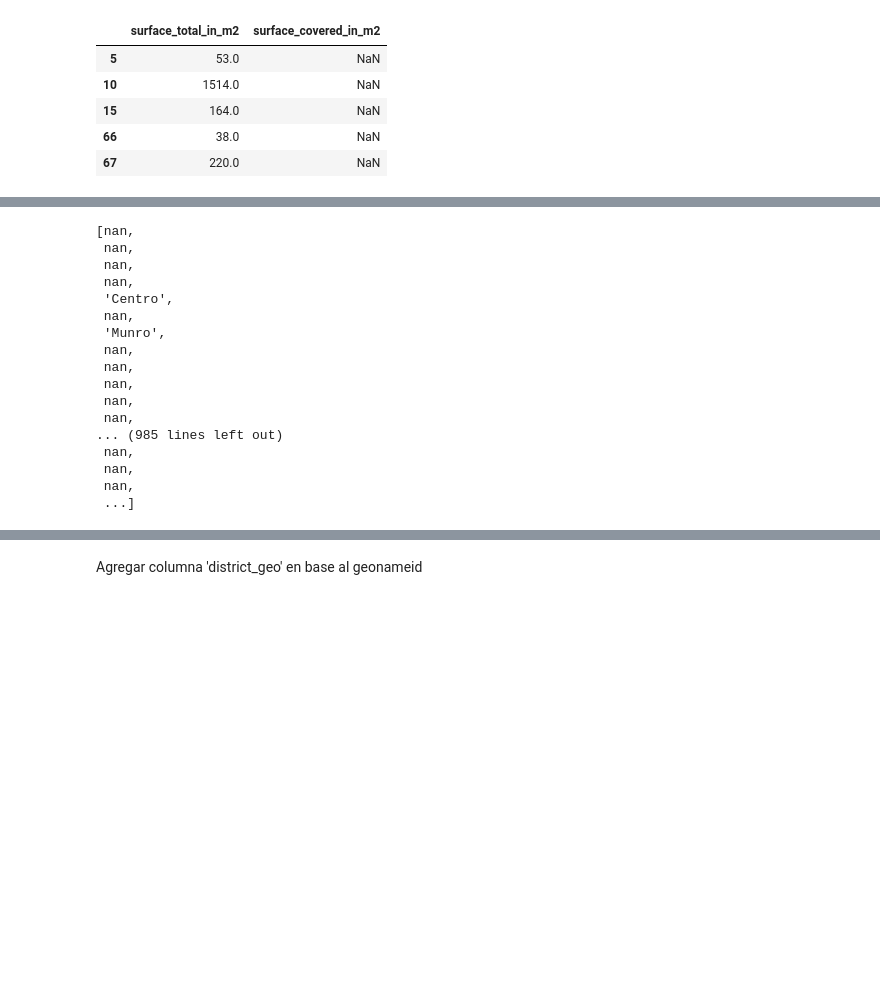
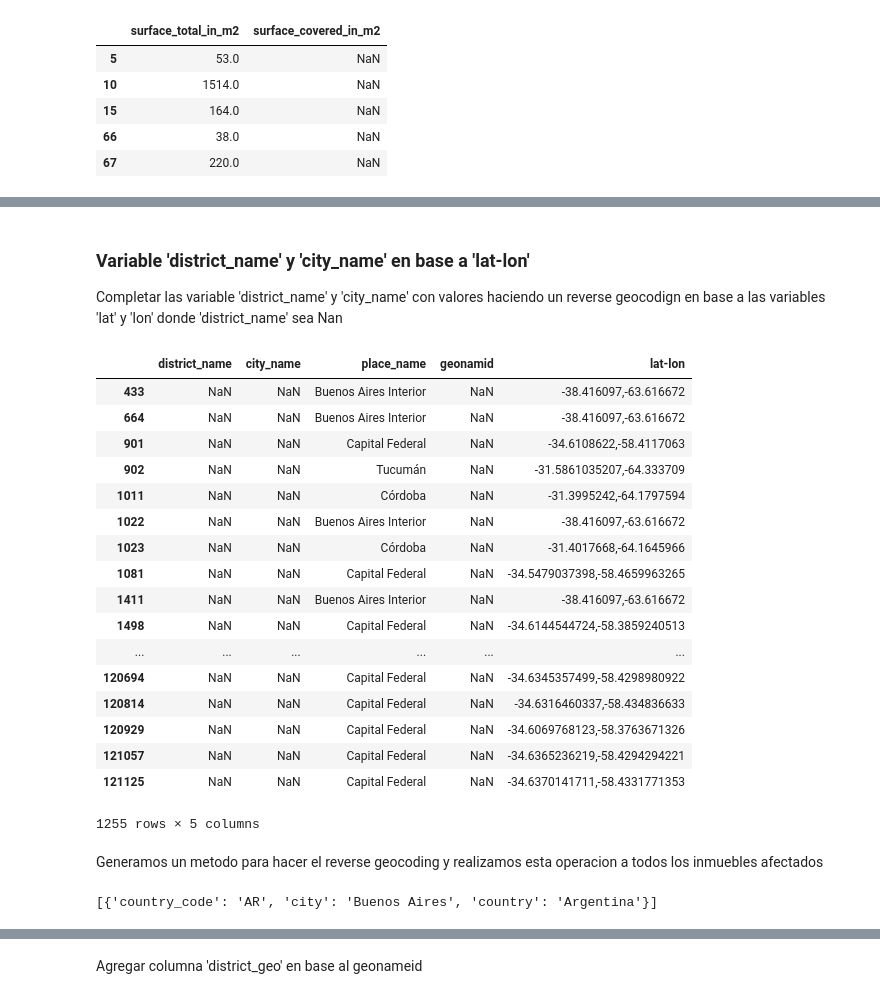
Before and after one commit to rgvillar/properati, a Jupyter notebook: Properati.ipynb, the cells around one changed output, grey strips where cells are left out. Saved outputs shown, nothing was run; the diff lists cells and outputs as text; code cells hidden in the pictures; blank space fills up the shorter version.

```diff
--- a/Properati.ipynb
+++ b/Properati.ipynb
@@ -306,21 +324,44 @@ def show_values(df , column):
-# %%
-a= [x if x!='' else np.nan for x in dfprop['city_name']]
-a
-# %% [output]
-[nan,
- nan,
- nan,
- nan,
- 'Centro',
- nan,
- 'Munro',
- nan,
- nan,
- nan,
- nan,
- nan,
-... (985 lines left out)
- nan,
- nan,
- nan,
- ...]
+# %% [markdown]
+### Variable  'district_name'  y 'city_name' en base a 'lat-lon'
+Completar las variable 'district_name' y 'city_name' con valores haciendo un reverse geocodign en base a las variables 'lat' y 'lon' donde 'district_name' sea Nan
+# %%
+#Creamos una mascara para identificar todos los inmuebles sin district_name', y que si tengan 'lat' y 'lon'
+mask_nodistrict_nocity_silatlon=((dfprop['district_name'].isna()==True)&\
+                                 (dfprop['lat'].isna()==False)&\
+                                 (dfprop['lon'].isna()==False))
+ #Visualizamos los casos
+dfprop.loc[mask_nodistrict_nocity_silatlon,['district_name','city_name','place_name','geonamid','lat-lon']]
+# %% [output]
+|  | district_name | city_name | place_name | geonamid | lat-lon |
+| 433 | NaN | NaN | Buenos Aires Interior | NaN | -38.416097,-63.616672 |
+| 664 | NaN | NaN | Buenos Aires Interior | NaN | -38.416097,-63.616672 |
+| 901 | NaN | NaN | Capital Federal | NaN | -34.6108622,-58.4117063 |
+| 902 | NaN | NaN | Tucumán | NaN | -31.5861035207,-64.333709 |
+| 1011 | NaN | NaN | Córdoba | NaN | -31.3995242,-64.1797594 |
+| 1022 | NaN | NaN | Buenos Aires Interior | NaN | -38.416097,-63.616672 |
+| 1023 | NaN | NaN | Córdoba | NaN | -31.4017668,-64.1645966 |
+| 1081 | NaN | NaN | Capital Federal | NaN | -34.5479037398,-58.4659963265 |
+| 1411 | NaN | NaN | Buenos Aires Interior | NaN | -38.416097,-63.616672 |
+| 1498 | NaN | NaN | Capital Federal | NaN | -34.6144544724,-58.3859240513 |
+| ... | ... | ... | ... | ... | ... |
+| 120694 | NaN | NaN | Capital Federal | NaN | -34.6345357499,-58.4298980922 |
+| 120814 | NaN | NaN | Capital Federal | NaN | -34.6316460337,-58.434836633 |
+| 120929 | NaN | NaN | Capital Federal | NaN | -34.6069768123,-58.3763671326 |
+| 121057 | NaN | NaN | Capital Federal | NaN | -34.6365236219,-58.4294294221 |
+| 121125 | NaN | NaN | Capital Federal | NaN | -34.6370141711,-58.4331771353 |
+1255 rows × 5 columns
+# %% [markdown]
+Generamos un metodo para hacer el reverse geocoding y realizamos esta operacion a todos los inmuebles afectados
+# %%
+#!pip install future
+#!pip install reverse-geocode
+import reverse_geocode
+
+def getLocationNameByLatLon(lat,lon):
+    coordinates = (lat, lon),
+    return reverse_geocode.search(coordinates)
+
+
+getLocationNameByLatLon(-34.6069768123,-58.3763671326)
+# %% [output]
+[{'country_code': 'AR', 'city': 'Buenos Aires', 'country': 'Argentina'}]
```
Also changed, not shown: parts of 33 cells of this notebook.
